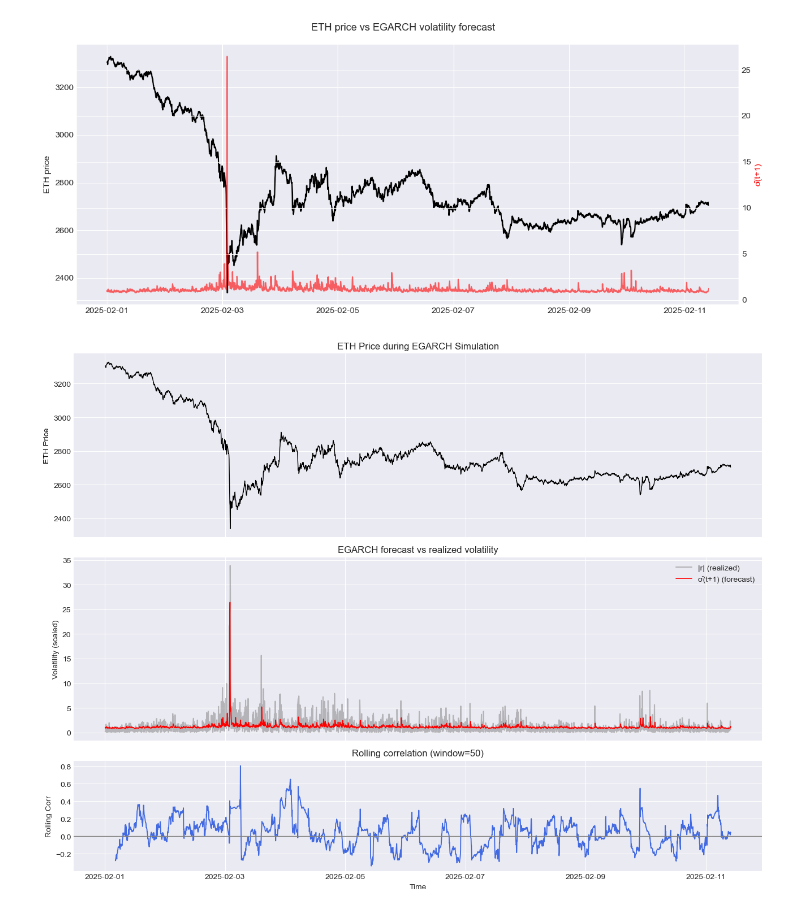
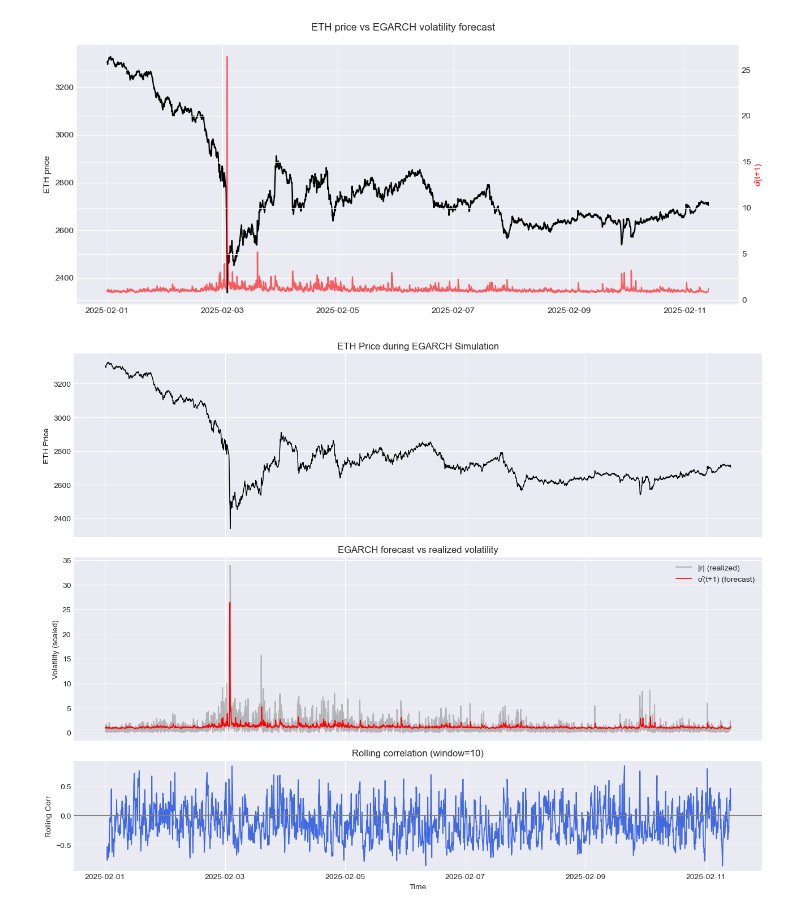
Before and after one commit to n00b0dyy/data-science, a Jupyter notebook: projects/ETH-volitality-fotecasting/notebooks/06_EGARCH_Live_Recursion.ipynb, the cells around one changed output. Drawn from its saved outputs; the diff is of its cells as text; code cells hidden in the pictures.

```diff
--- a/projects/ETH-volitality-fotecasting/notebooks/06_EGARCH_Live_Recursion.ipynb
+++ b/projects/ETH-volitality-fotecasting/notebooks/06_EGARCH_Live_Recursion.ipynb
@@ -127,33 +108,33 @@ df_price = df_candles[
 ].copy()
 
 # --- 2️⃣ Oblicz rolling correlation ---
-window = 50
+window = 10
 result_df["rolling_corr"] = result_df["sigma_pred"].rolling(window).corr(result_df["r_abs"])
 
 # --- 3️⃣ Stwórz 3 zsynchronizowane wykresy ---
 fig, axes = plt.subplots(3, 1, figsize=(13, 10), sharex=True,
                          gridspec_kw={'height_ratios': [1, 1, 0.6]})
 
 # 🔹 (1) Cena ETH
 axes[0].plot(df_price["open_time"], df_price["close"], color="black", linewidth=1)
 axes[0].set_ylabel("ETH Price", color="black")
 axes[0].set_title("ETH Price during EGARCH Simulation")
 
 # 🔹 (2) Zmienność: σ̂(t+1) vs |r(t+1)|
 axes[1].plot(result_df["open_time"], result_df["r_abs"], color="gray", alpha=0.5, label="|r| (realized)")
 axes[1].plot(result_df["open_time"], result_df["sigma_pred"], color="red", linewidth=1.2, label="σ̂(t+1) (forecast)")
 axes[1].legend()
 axes[1].set_ylabel("Volatility (scaled)")
 axes[1].set_title("EGARCH forecast vs realized volatility")
 
 # 🔹 (3) Rolling correlation
 axes[2].plot(result_df["open_time"], result_df["rolling_corr"], color="royalblue", linewidth=1.3)
 axes[2].axhline(0, color="gray", lw=1)
 axes[2].set_ylabel("Rolling Corr")
 axes[2].set_xlabel("Time")
 axes[2].set_title(f"Rolling correlation (window={window})")
 
 plt.tight_layout()
 plt.show()
 # %% [output]
-[figure, old version]
+[figure, new version]
```
Also changed, not shown: parts of 2 cells of this notebook.
